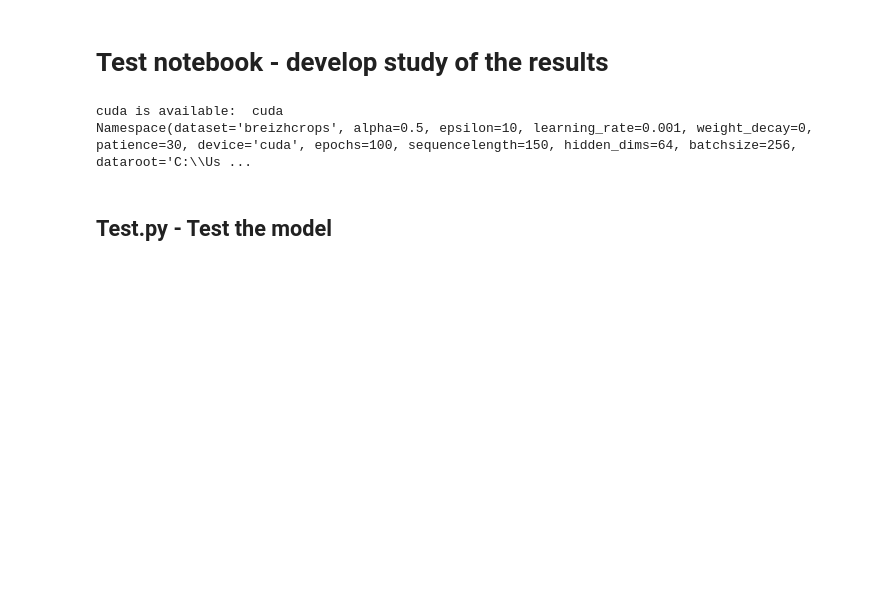
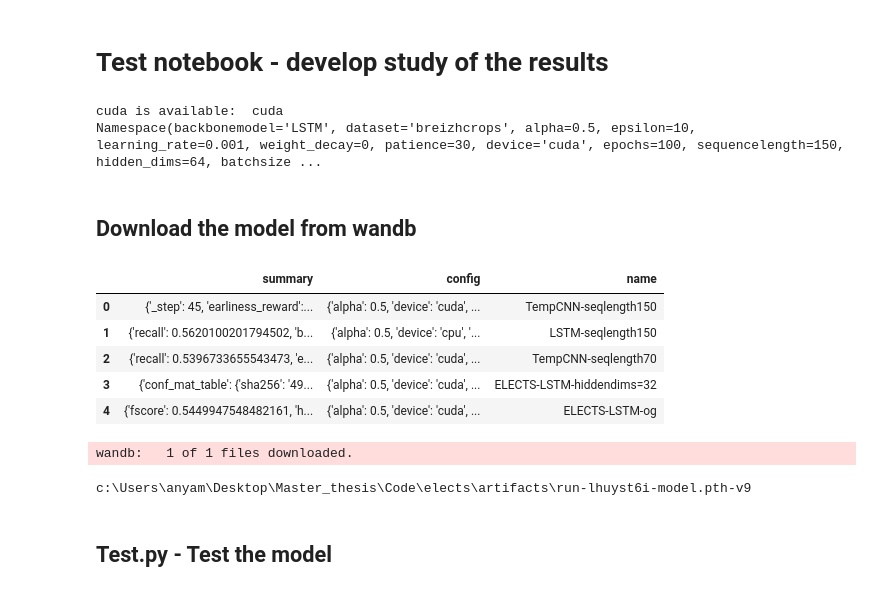
Before and after one commit to Aurenore/elects, a Jupyter notebook: notebook_test.ipynb, the cells around one changed output. Cells and saved outputs as stored; diff of their text form; code cells hidden in the pictures; blank space fills up the shorter version.

```diff
--- a/notebook_test.ipynb
+++ b/notebook_test.ipynb
@@ -21,6 +23,7 @@ import argparse
 
 def parse_args(args=None):
     parser = argparse.ArgumentParser(description='Run ELECTS Early Classification training on the BavarianCrops dataset.')
+    parser.add_argument('--backbonemodel', type=str, default="LSTM", choices=["LSTM", "TempCNN"], help="backbone model")
     parser.add_argument('--dataset', type=str, default="bavariancrops", choices=["bavariancrops","breizhcrops", "ghana", "southsudan","unitedstates"], help="dataset")
     parser.add_argument('--alpha', type=float, default=0.5, help="trade-off parameter of earliness and accuracy (eq 6): "
                                                                  "1=full weight on accuracy; 0=full weight on earliness")
@@ -61,4 +64,36 @@ print("cuda is available: ", args.device)
 print(args)
 # %% [output]
 cuda is available:  cuda
-Namespace(dataset='breizhcrops', alpha=0.5, epsilon=10, learning_rate=0.001, weight_decay=0, patience=30, device='cuda', epochs=100, sequencelength=150, hidden_dims=64, batchsize=256, dataroot='C:\\Us ...
+Namespace(backbonemodel='LSTM', dataset='breizhcrops', alpha=0.5, epsilon=10, learning_rate=0.001, weight_decay=0, patience=30, device='cuda', epochs=100, sequencelength=150, hidden_dims=64, batchsize ...
+# %% [markdown]
+## Download the model from wandb
+# %%
+api = wandb.Api()
+entity, project = "aurenore", "MasterThesis"
+runs = api.runs(entity + "/" + project)
+
+summary_list, config_list, name_list = [], [], []
+for run in runs:
+    # .summary contains output keys/values for
+    # metrics such as accuracy.
+    #  We call ._json_dict to omit large files
+    summary_list.append(run.summary._json_dict)
+
+    # .config contains the hyperparameters.
+    #  We remove special values that start with _.
+    config_list.append({k: v for k, v in run.config.items() if not k.startswith("_")})
+
+    # .name is the human-readable name of the run.
+    name_list.append(run.name)
+
+runs_df = pd.DataFrame(
+    {"summary": summary_list, "config": config_list, "name": name_list}
+)
+runs_df
+# %% [output]
+|  | summary | config | name |
+| 0 | {'_step': 45, 'earliness_reward':... | {'alpha': 0.5, 'device': 'cuda', ... | TempCNN-seqlength150 |
+| 1 | {'recall': 0.5620100201794502, 'b... | {'alpha': 0.5, 'device': 'cpu', '... | LSTM-seqlength150 |
+| 2 | {'recall': 0.5396733655543473, 'e... | {'alpha': 0.5, 'device': 'cuda', ... | TempCNN-seqlength70 |
+| 3 | {'conf_mat_table': {'sha256': '49... | {'alpha': 0.5, 'device': 'cuda', ... | ELECTS-LSTM-hiddendims=32 |
+| 4 | {'fscore': 0.5449947548482161, 'h... | {'alpha': 0.5, 'device': 'cuda', ... | ELECTS-LSTM-og |
@@ -65,3 +105,11 @@ Namespace(dataset='breizhcrops', alpha=0.5, epsilon=10, learning_rate=0.001, wei
+# %%
+artifacts = chosen_run.logged_artifacts()
+model = [artifact for artifact in artifacts if artifact.type == "model"][-1] # get the latest model artifact
+model_path = model.download()
+print(model_path)
+# %% [output]
+wandb:   1 of 1 files downloaded.
+c:\Users\anyam\Desktop\Master_thesis\Code\elects\artifacts\run-lhuyst6i-model.pth-v9
 # %% [markdown]
 ## Test.py - Test the model
 # %%
```
Also changed, not shown: parts of 10 cells of this notebook, 6 other files.
